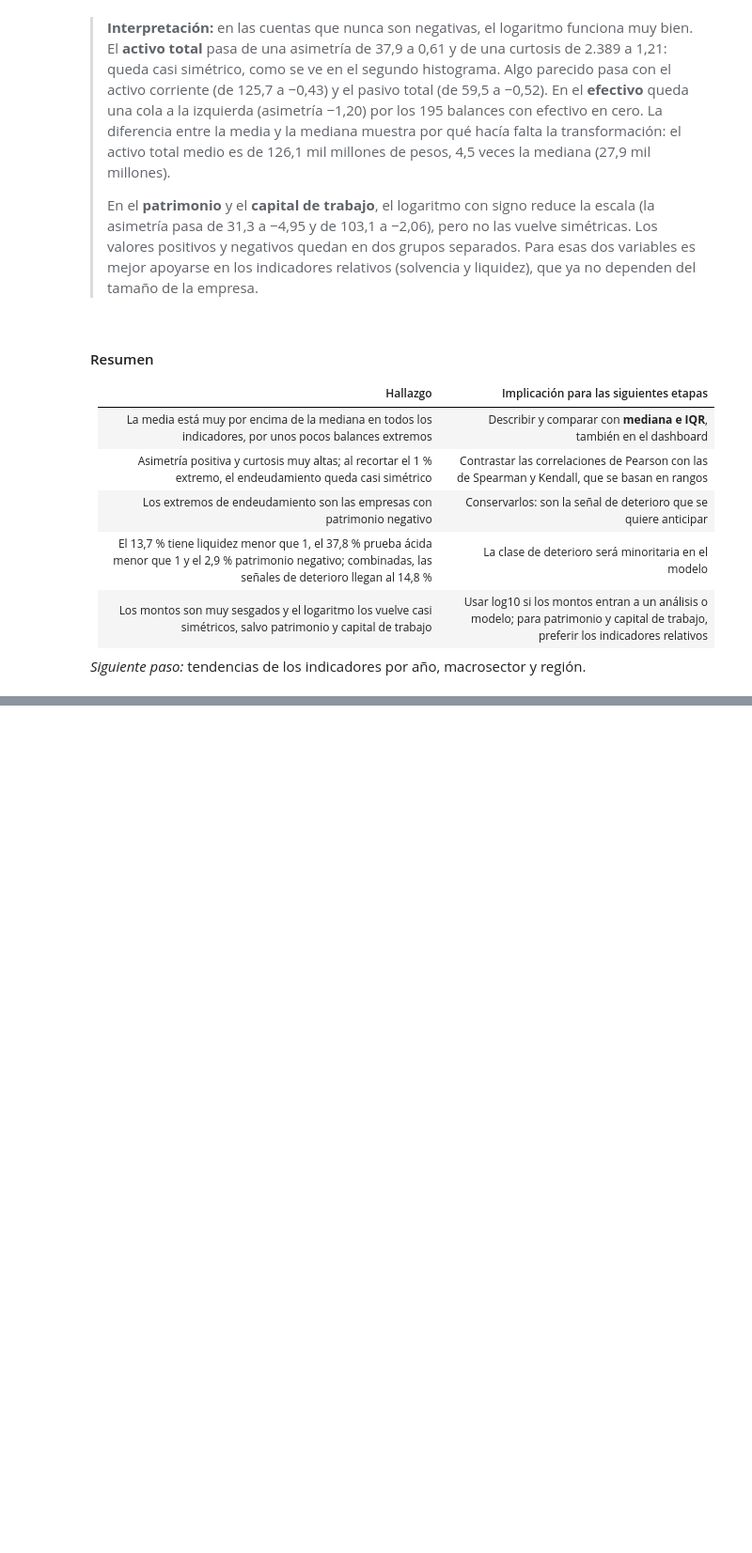
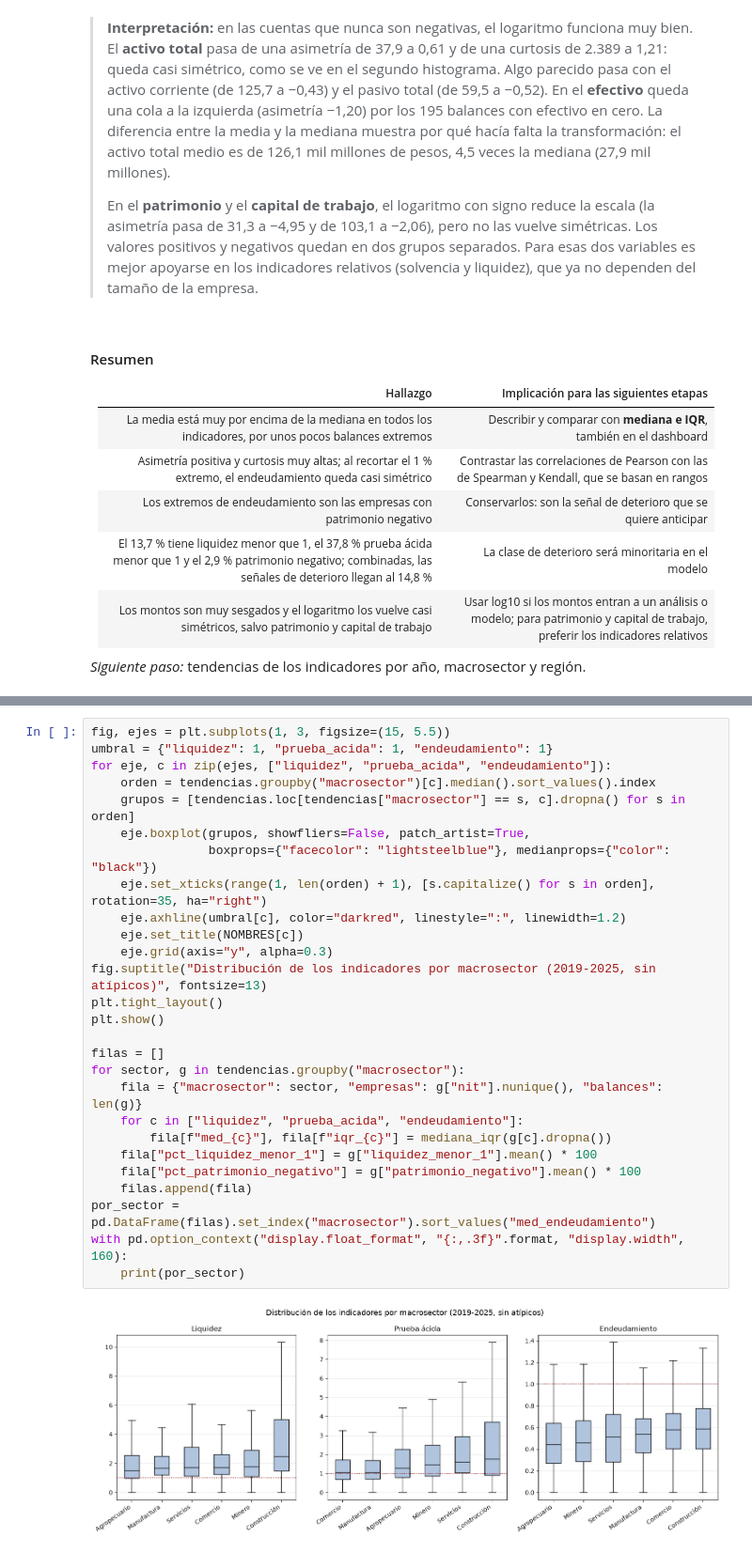
Before and after one commit to JulianHZ711/Final-AnalisisDatos, a Jupyter notebook: notebooks/proyecto_integrador.ipynb, the cells around one changed output, grey strips where cells are left out. Shown at 94% size. Saved outputs shown, nothing was run; the diff lists cells and outputs as text; blank space fills up the shorter version.

Commit message:
Tendencia por año, macrosector y region

```diff
--- a/notebooks/proyecto_integrador.ipynb
+++ b/notebooks/proyecto_integrador.ipynb
@@ -1865,0 +2041,29 @@ plt.show()
+# %%
+fig, ejes = plt.subplots(1, 3, figsize=(15, 5.5))
+umbral = {"liquidez": 1, "prueba_acida": 1, "endeudamiento": 1}
+for eje, c in zip(ejes, ["liquidez", "prueba_acida", "endeudamiento"]):
+    orden = tendencias.groupby("macrosector")[c].median().sort_values().index
+    grupos = [tendencias.loc[tendencias["macrosector"] == s, c].dropna() for s in orden]
+    eje.boxplot(grupos, showfliers=False, patch_artist=True,
+                boxprops={"facecolor": "lightsteelblue"}, medianprops={"color": "black"})
+    eje.set_xticks(range(1, len(orden) + 1), [s.capitalize() for s in orden], rotation=35, ha="right")
+    eje.axhline(umbral[c], color="darkred", linestyle=":", linewidth=1.2)
+    eje.set_title(NOMBRES[c])
+    eje.grid(axis="y", alpha=0.3)
+fig.suptitle("Distribución de los indicadores por macrosector (2019-2025, sin atípicos)", fontsize=13)
+plt.tight_layout()
+plt.show()
+
+filas = []
+for sector, g in tendencias.groupby("macrosector"):
+    fila = {"macrosector": sector, "empresas": g["nit"].nunique(), "balances": len(g)}
+    for c in ["liquidez", "prueba_acida", "endeudamiento"]:
+        fila[f"med_{c}"], fila[f"iqr_{c}"] = mediana_iqr(g[c].dropna())
+    fila["pct_liquidez_menor_1"] = g["liquidez_menor_1"].mean() * 100
+    fila["pct_patrimonio_negativo"] = g["patrimonio_negativo"].mean() * 100
+    filas.append(fila)
+por_sector = pd.DataFrame(filas).set_index("macrosector").sort_values("med_endeudamiento")
+with pd.option_context("display.float_format", "{:,.3f}".format, "display.width", 160):
+    print(por_sector)
+# %% [output]
+[figure, added]
```
Also changed, not shown: parts of 20 cells of this notebook.
